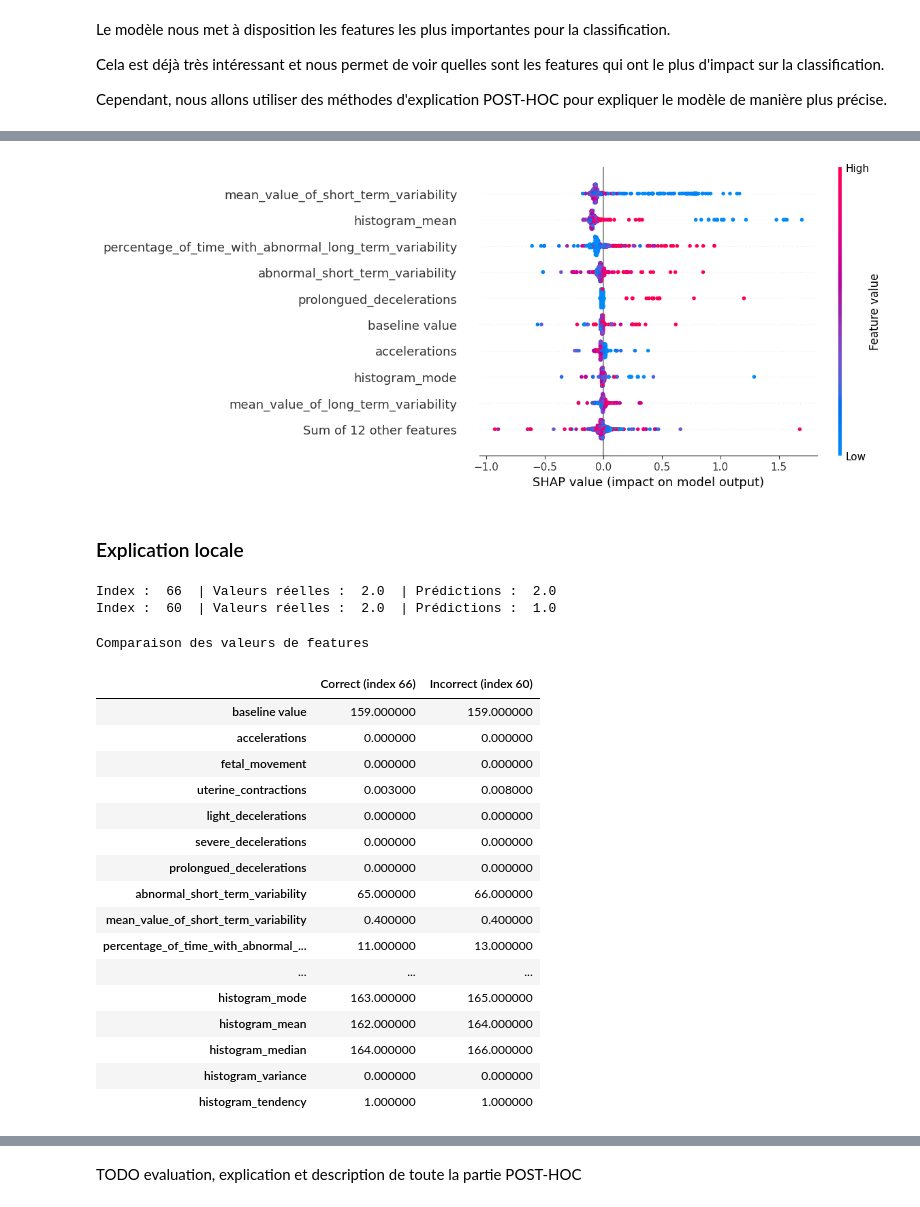
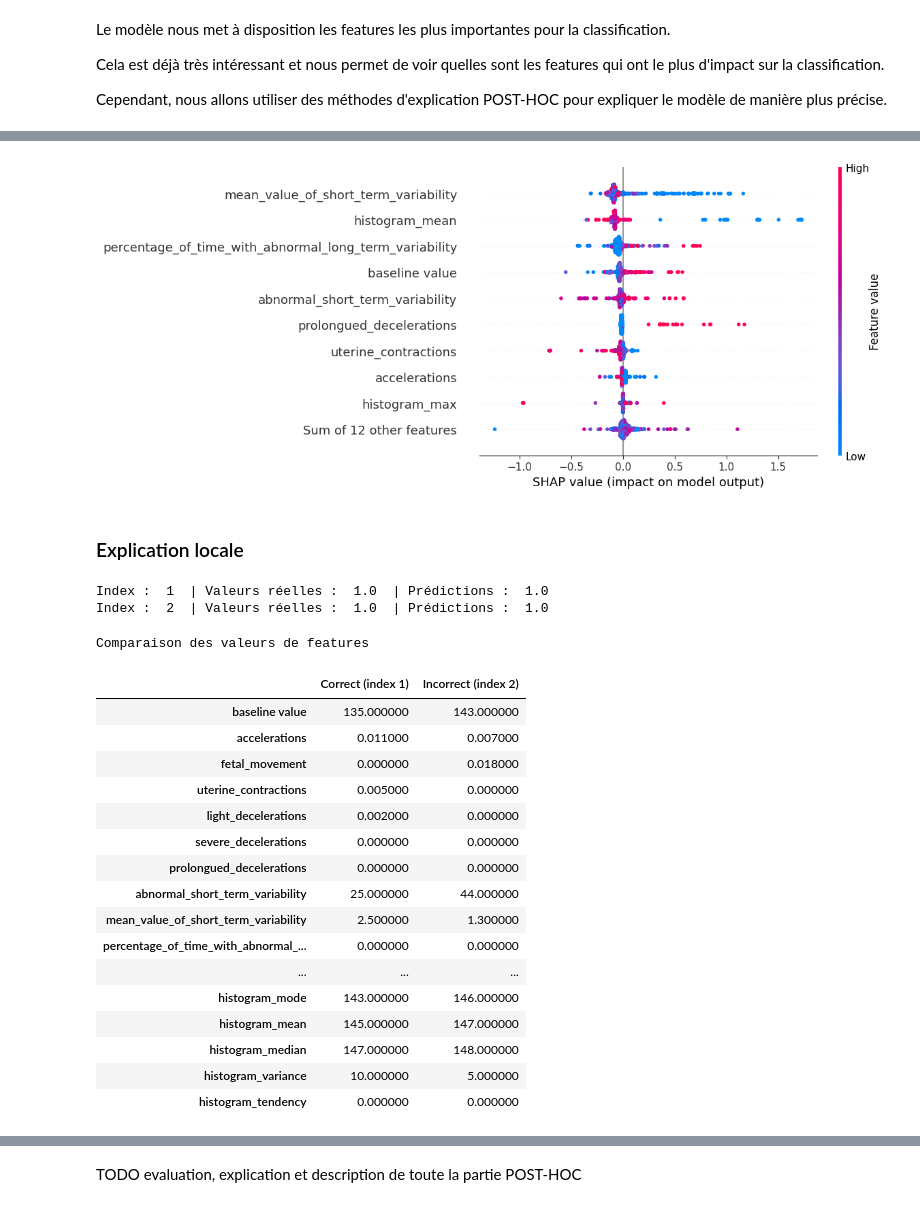
Before and after one commit to Raynobrak/heigvd-labos-xai, a Jupyter notebook: mini-projet/ançay-charbonnier-analyse-semiconducteurs.ipynb, the cells around one changed output, grey strips where cells are left out. Drawn from its saved outputs; the diff is of its cells as text; code cells hidden in the pictures.

```diff
--- a/mini-projet/ançay-charbonnier-analyse-semiconducteurs.ipynb
+++ b/mini-projet/ançay-charbonnier-analyse-semiconducteurs.ipynb
@@ -83,13 +73,13 @@ def normalize(df):
 # %%
 from sklearn.model_selection import train_test_split
+from sklearn.preprocessing import MinMaxScaler
+
 SEED = 42
 
 X = df.drop(columns=['fetal_health'])
-#X = normalize(X) PAS BESOIN DE NORMALISER
-
 y = df['fetal_health']
 
-X_train, X_test, y_train, y_test = train_test_split(X, y, test_size=0.2, random_state=SEED)
+X_train, X_test, y_train, y_test = train_test_split(X, y, stratify=y, test_size=0.2, random_state=SEED)
 # %% [markdown]
 ## Modèle ante-hoc
 
@@ -97,10 +88,0 @@ todo
-# %%
-from fuzzycocopython import FuzzyCocoClassifier
-
-
-# Create the model
-fuzzyCoco_model = FuzzyCocoClassifier(random_state=SEED)
-
-
-# Train our classifier and save the model to a file
-fuzzyCoco_model.fit(X_train, y_train)
@@ -231,46 +223,54 @@ shap.plots.bar(shap_values_plot)
 # %%
 shap.plots.beeswarm(shap_values_plot)
 # %% [output]
-[figure, old version]
+[figure, new version]
 # %% [markdown]
 ### Explication locale
 # %%
-correct_index = 66 # Index of a correct prediction
-incorrect_index = 60 # Index of an incorrect prediction
+correct_index = 0 # Index of a correct prediction
+incorrect_index = 0 # Index of an incorrect prediction
+
+for i in range(len(y_test)):
+    if y_test.iloc[i] == 3 and y_pred_dt.iloc[i] == 3:
+        correct_index = i
+    if y_test.iloc[i] == 3 and y_pred_dt.iloc[i] == 1:
+        incorrect_index = i
+    if correct_index != 0 and incorrect_index != 0:
+        break
 
 correct_row = X_test.iloc[correct_index]
 incorrect_row = X_test.iloc[incorrect_index]
 
 comparison_df = pd.DataFrame({
     f"Correct (index {correct_index})": correct_row,
     f"Incorrect (index {incorrect_index})": incorrect_row
 })
 
 print("Index : ", correct_index, " | Valeurs réelles : ", y_test.iloc[correct_index], " | Prédictions : ", y_pred_dt[correct_index])
 print("Index : ", incorrect_index, " | Valeurs réelles : ", y_test.iloc[incorrect_index], " | Prédictions : ", y_pred_dt[incorrect_index])
 
 comparison_df.style.set_caption("Comparaison des valeurs de features")
 # %% [output]
-Index :  66  | Valeurs réelles :  2.0  | Prédictions :  2.0
-Index :  60  | Valeurs réelles :  2.0  | Prédictions :  1.0
+Index :  1  | Valeurs réelles :  1.0  | Prédictions :  1.0
+Index :  2  | Valeurs réelles :  1.0  | Prédictions :  1.0
 Comparaison des valeurs de features
-|  | Correct (index 66) | Incorrect (index 60) |
-| baseline value | 159.000000 | 159.000000 |
-| accelerations | 0.000000 | 0.000000 |
-| fetal_movement | 0.000000 | 0.000000 |
-| uterine_contractions | 0.003000 | 0.008000 |
-| light_decelerations | 0.000000 | 0.000000 |
+|  | Correct (index 1) | Incorrect (index 2) |
+| baseline value | 135.000000 | 143.000000 |
+| accelerations | 0.011000 | 0.007000 |
+| fetal_movement | 0.000000 | 0.018000 |
+| uterine_contractions | 0.005000 | 0.000000 |
+| light_decelerations | 0.002000 | 0.000000 |
 | severe_decelerations | 0.000000 | 0.000000 |
 | prolongued_decelerations | 0.000000 | 0.000000 |
-| abnormal_short_term_variability | 65.000000 | 66.000000 |
-| mean_value_of_short_term_variability | 0.400000 | 0.400000 |
-| percentage_of_time_with_abnormal_... | 11.000000 | 13.000000 |
+| abnormal_short_term_variability | 25.000000 | 44.000000 |
+| mean_value_of_short_term_variability | 2.500000 | 1.300000 |
+| percentage_of_time_with_abnormal_... | 0.000000 | 0.000000 |
 | ... | ... | ... |
-| histogram_mode | 163.000000 | 165.000000 |
-| histogram_mean | 162.000000 | 164.000000 |
-| histogram_median | 164.000000 | 166.000000 |
-| histogram_variance | 0.000000 | 0.000000 |
-| histogram_tendency | 1.000000 | 1.000000 |
+| histogram_mode | 143.000000 | 146.000000 |
+| histogram_mean | 145.000000 | 147.000000 |
+| histogram_median | 147.000000 | 148.000000 |
+| histogram_variance | 10.000000 | 5.000000 |
+| histogram_tendency | 0.000000 | 0.000000 |
 # %%
 shap_values = shap_values = explainer(X_test)
 
```
Also changed, not shown: parts of 17 cells of this notebook, 1 other file.
